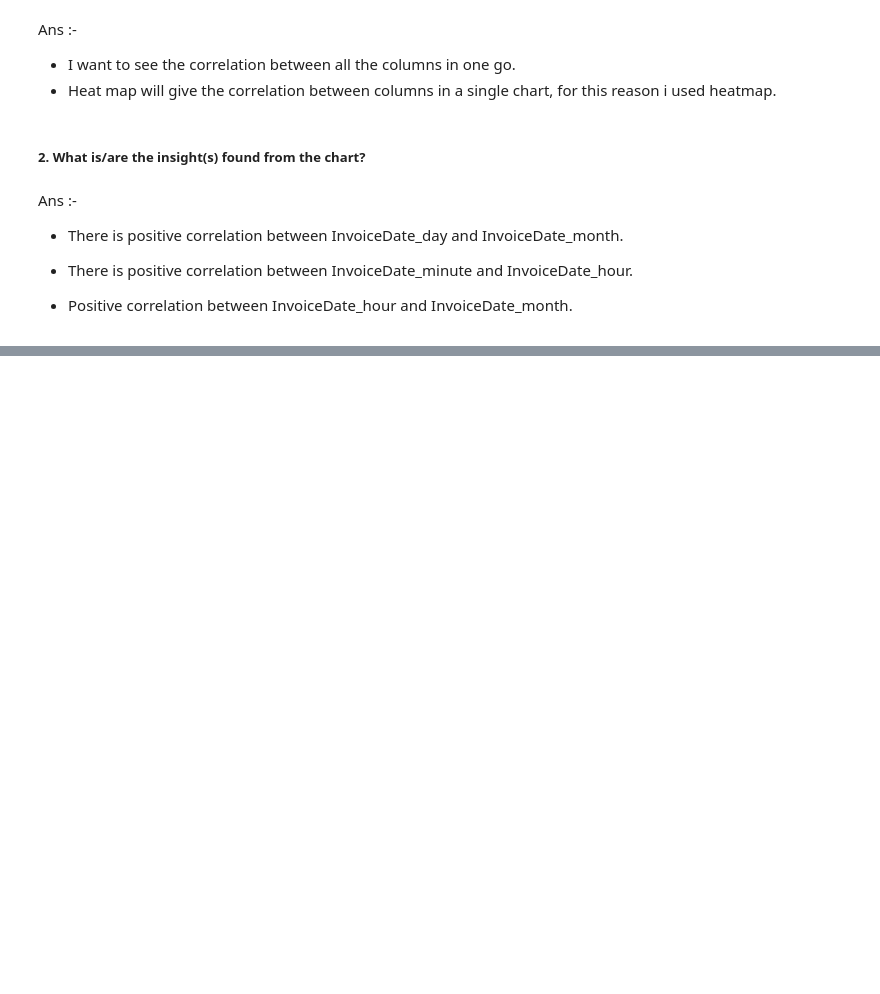
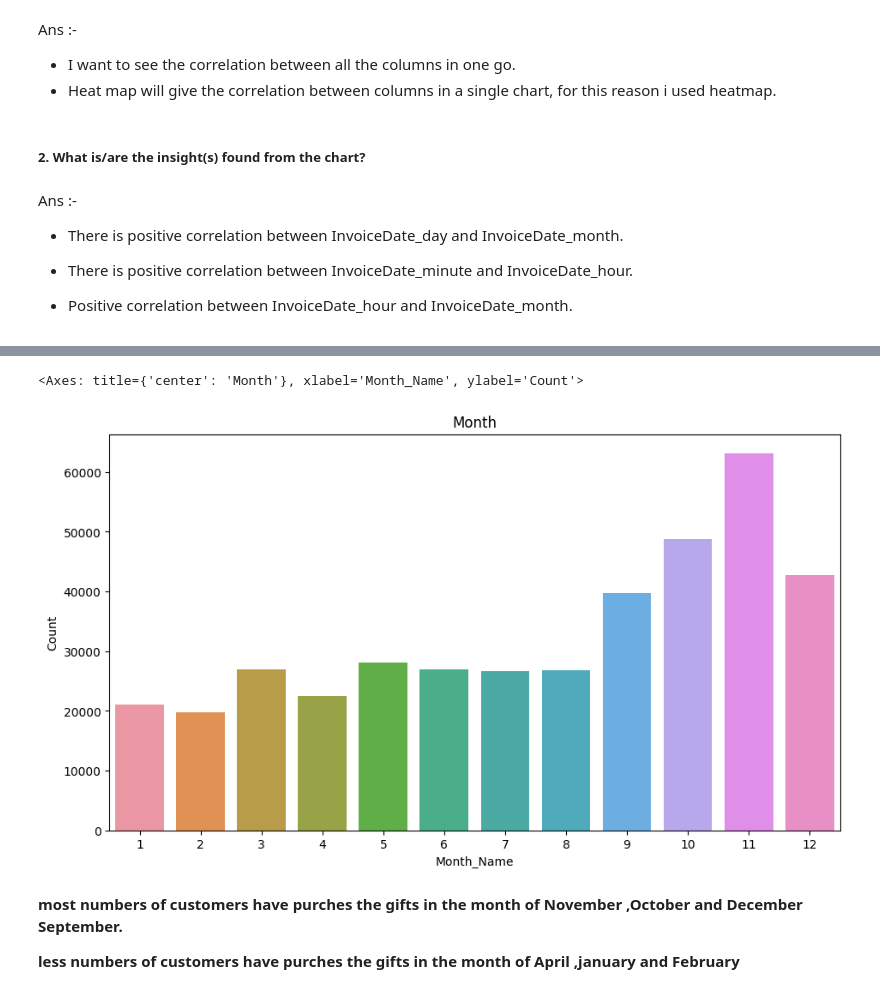
Before and after one commit to ImtiyazAnsari1223/Online_Retail_Customer_Segmentation_Unsupervised, a Jupyter notebook: Retail_Customer_Segmentation_Unsupervised.ipynb, the cells around one changed output, grey strips where cells are left out. Saved outputs shown, nothing was run; the diff lists cells and outputs as text; code cells hidden in the pictures; blank space fills up the shorter version.

```diff
--- a/Retail_Customer_Segmentation_Unsupervised.ipynb
+++ b/Retail_Customer_Segmentation_Unsupervised.ipynb
@@ -716,0 +993,6 @@ Ans :-
+# %%
+# lets create dataframe of InvoiceDate_month column:
+month_df=df['InvoiceDate_month'].value_counts().reset_index()
+month_df.rename(columns={'index': 'Month_Name'}, inplace=True)
+month_df.rename(columns={'InvoiceDate_month': 'Count'}, inplace=True)
+month_df
@@ -716,0 +1013,12 @@ Ans :-
+# %%
+# create bar chart of dataframe which i created:
+plt.figure(figsize=(11,6))
+plt.title('Month')
+sns.barplot(x='Month_Name',y='Count',data=month_df)
+# %% [output]
+<Axes: title={'center': 'Month'}, xlabel='Month_Name', ylabel='Count'>
+[figure, added]
+# %% [markdown]
+**most numbers of customers have purches the gifts in the month of November ,October and December September.**
+
+**less numbers of customers have purches the gifts in the month of April ,january and February**
```
Also changed, not shown: parts of 61 cells of this notebook.
